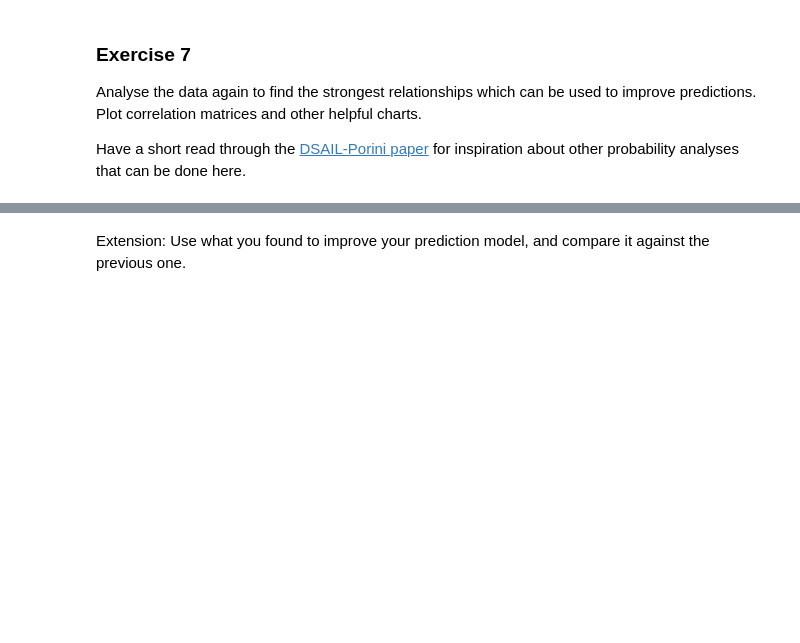
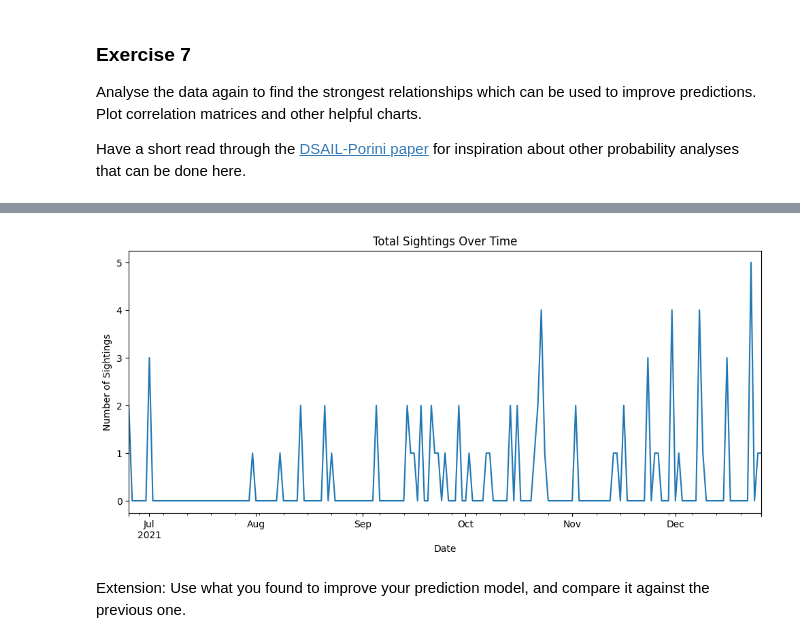
Before and after one commit to mbatiasonic/fynesse_gachana, a Jupyter notebook: _notebooks/03-dataset-joining-practical.ipynb, the cells around one changed output, grey strips where cells are left out. Cells and saved outputs as stored; diff of their text form; code cells hidden in the pictures; blank space fills up the shorter version.

```diff
--- a/_notebooks/03-dataset-joining-practical.ipynb
+++ b/_notebooks/03-dataset-joining-practical.ipynb
@@ -764,3 +788,15 @@ for inspiration about other probability analyses that can be done here.
+# %%
+# Aggregate sightings per day
+daily_sightings = df_flat.sum(axis=1)
+
+plt.figure(figsize=(12, 5))
+daily_sightings.plot()
+plt.title("Total Sightings Over Time")
+plt.xlabel("Date")
+plt.ylabel("Number of Sightings")
+plt.show()
+# %% [output]
+[figure, added]
 # %% [markdown]
 Extension: Use what you found to improve your prediction model, and
 compare it against the previous one.
```
Also changed, not shown: parts of 4 cells of this notebook.
